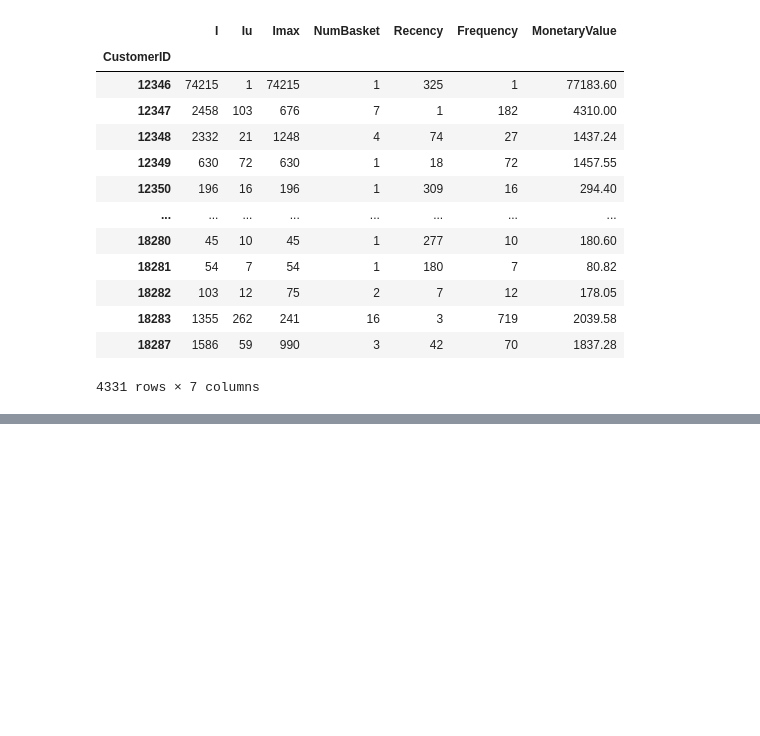
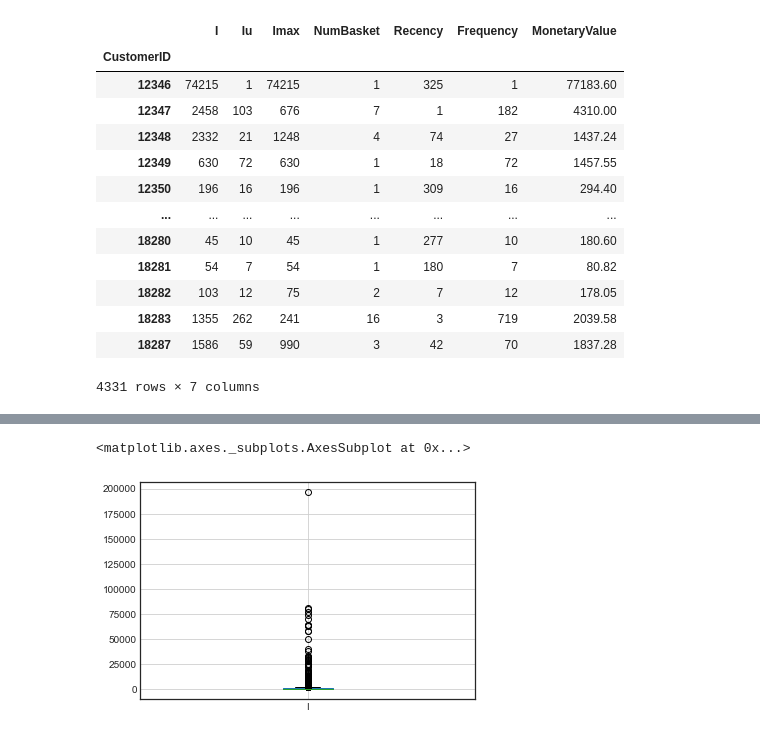
Before and after one commit to saramont/customer_supermarket_analysis, a Jupyter notebook: data_transformation.ipynb, the cells around one changed output, grey strips where cells are left out. Saved outputs shown, nothing was run; the diff lists cells and outputs as text; code cells hidden in the pictures; blank space fills up the shorter version.

```diff
--- a/data_transformation.ipynb
+++ b/data_transformation.ipynb
@@ -154,0 +145,5 @@ df_customer
+# %%
+df_customer.boxplot(column='I')
+# %% [output]
+<matplotlib.axes._subplots.AxesSubplot at 0x...>
+[figure, added]
```
Also changed, not shown: parts of 22 cells of this notebook.
